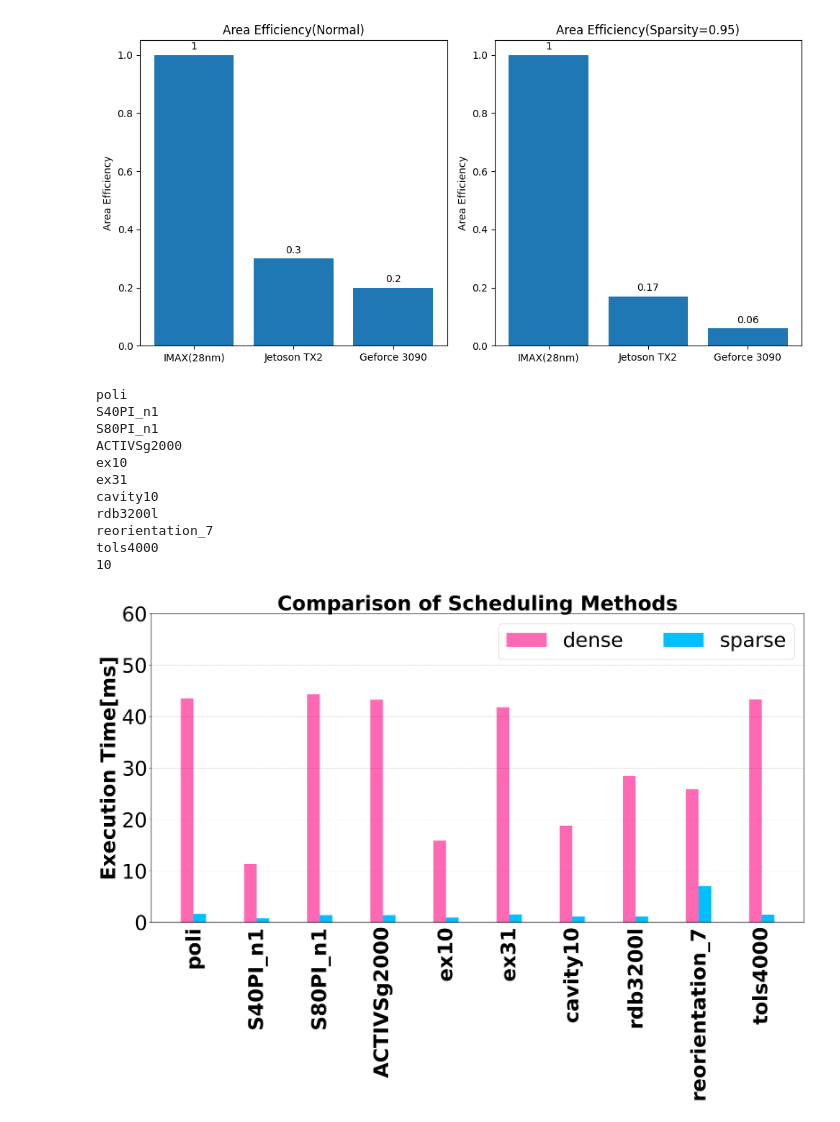
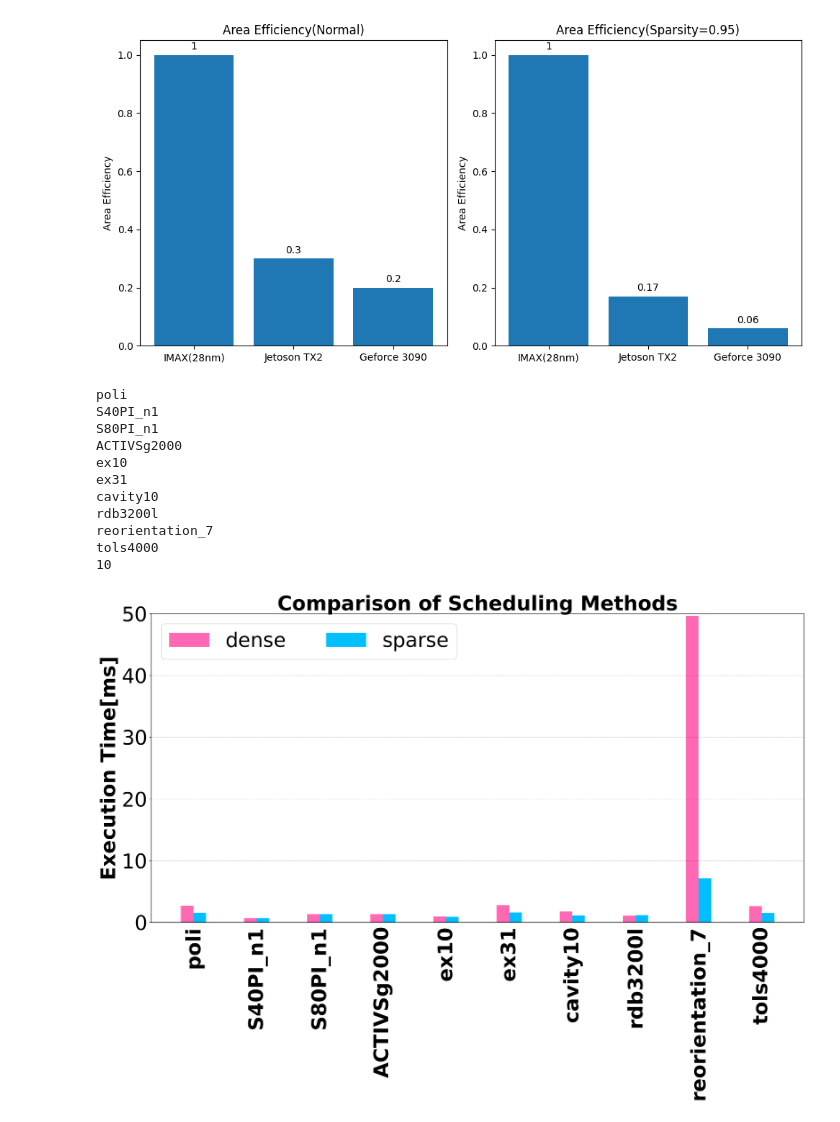
Before and after one commit to taku2365/IMAX_sparse.cent, a Jupyter notebook: src/emax6_sparselib/result/result_vis.ipynb, the cells around one changed output. Saved outputs shown, nothing was run; the diff lists cells and outputs as text; code cells hidden in the pictures.

```diff
--- a/src/emax6_sparselib/result/result_vis.ipynb
+++ b/src/emax6_sparselib/result/result_vis.ipynb
@@ -858,6 +858,7 @@ from matplotlib import lines
 
 ms_convert = 1000000
 df_spmv_dense = pd.read_csv('./result_spmv_real_data_dense_ver.csv')
+df_spmv_dense = pd.read_csv('./result_spmv_real_data_sparse_ver.csv')
 df_spmv_sparse = pd.read_csv('./result_spmv_real_data_sparse_ver1.csv')
 
 data_len = len(df_spmv_dense["dataset_name"])
@@ -909,7 +910,7 @@ ax.bar(
 # )
 
 ax.set_ylabel("Execution Time[ms]", weight="bold", fontsize=36)
-ax.set_ylim([0, 60])
+ax.set_ylim([0, 50])
 # ax.set_yticks([1, 2, 3, 4, 5])
 ax.tick_params(axis="y", labelsize=36)
 ax.set_xticks(x + bar_width-0.1)
@@ -927,31 +928,31 @@ plt.tick_params(bottom=False)
 #     y2 = -1.0
 
 #     # 線を引く
 #     xs = [x1, x1, x2, x2]
 #     ys = [y1, y2, y2, y1]
 #     ax.plot(xs, ys, "k", clip_on=False)
 
 #     # テキストをつける。
 #     center = (x1 + x2) / 2
 #     ax.text(center, y2 - 0.1, label, fontsize=36, ha="center", va="top")
 
 
 # xticks = ax.get_xticks()
 # add_anotation(ax, xticks[0], xticks[4], "label1")
 # add_anotation(ax, xticks[5], xticks[7], "label2")
 
 
 plt.show()
 # %% [output]
 poli
 S40PI_n1
 S80PI_n1
 ACTIVSg2000
 ex10
 ex31
 cavity10
 rdb3200l
 reorientation_7
 tols4000
 10
-[figure, old version]
+[figure, new version]
```
Also changed, not shown: parts of 2 cells of this notebook, 38 other files.
